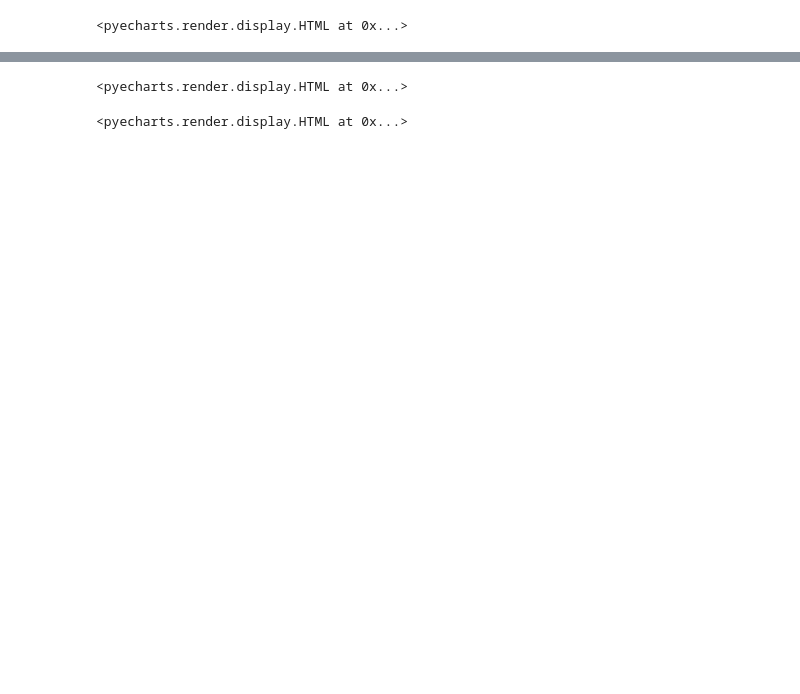
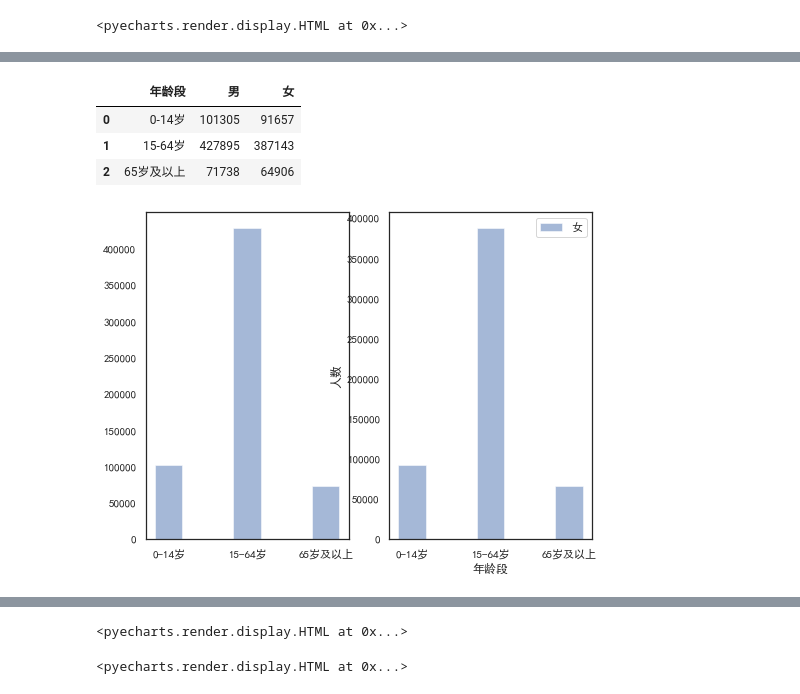
Before and after one commit to hehichens/luojie, a Jupyter notebook: 老龄化/老龄化数据分析.ipynb, the cells around one changed output, grey strips where cells are left out. Saved outputs shown, nothing was run; the diff lists cells and outputs as text; code cells hidden in the pictures; blank space fills up the shorter version.

```diff
--- a/老龄化/老龄化数据分析.ipynb
+++ b/老龄化/老龄化数据分析.ipynb
@@ -157,0 +211,28 @@ AR.loc[AR['地区']  == '全国', [ '0-14岁', '15-64岁', '65岁及以上']].pl
+# %%
+data = AR.iloc[0:, [0, 2, 3, 4]]
+data = pd.merge(data, SEX.iloc[0:, [0, 2, 3]], on='地区')
+data = data.iloc[0, 1:]
+M = (data[:-2]  * 1.05 // 2).to_frame().reset_index()
+F = (data[:-2] * 0.95 // 2 ).to_frame().reset_index()
+
+data = pd.merge(M, F, on='index')
+data.columns = ['年龄段','男', '女']
+data
+# %% [output]
+|  | 年龄段 | 男 | 女 |
+| 0 | 0-14岁 | 101305 | 91657 |
+| 1 | 15-64岁 | 427895 | 387143 |
+| 2 | 65岁及以上 | 71738 | 64906 |
+# %%
+plt.figure(figsize=(8, 6))
+X = np.array([1, 2, 3])
+plt.subplot(121)
+plt.bar(data['年龄段'], data['男'], alpha=0.5, width=0.35, label='男')
+plt.subplot(122)
+plt.bar(data['年龄段'], data['女'], alpha=0.5, width=0.35, label='女')
+plt.legend()
+plt.ylabel('人数')
+plt.xlabel('年龄段')
+plt.show()
+# %% [output]
+[figure, added]
```
Also changed, not shown: parts of 18 cells of this notebook, 1 other file.
